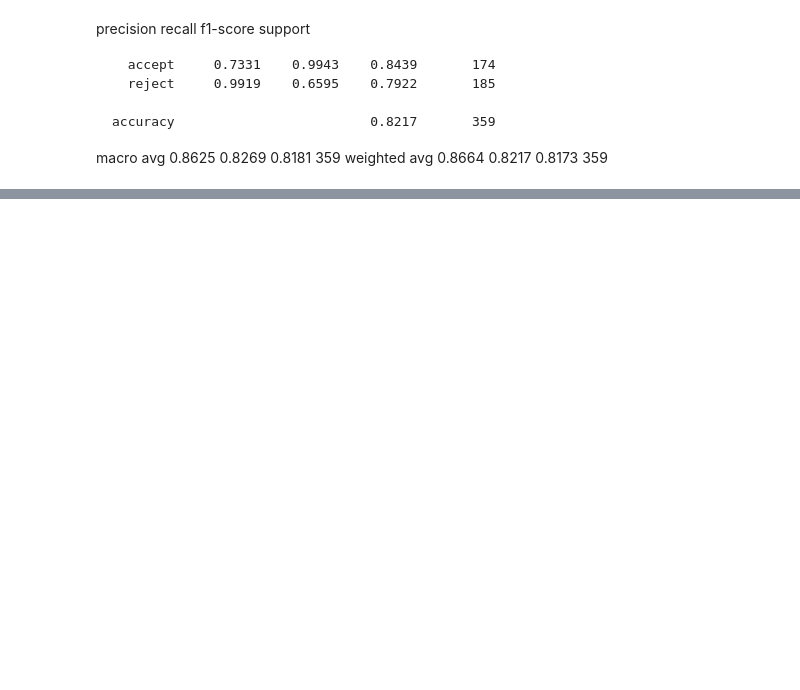
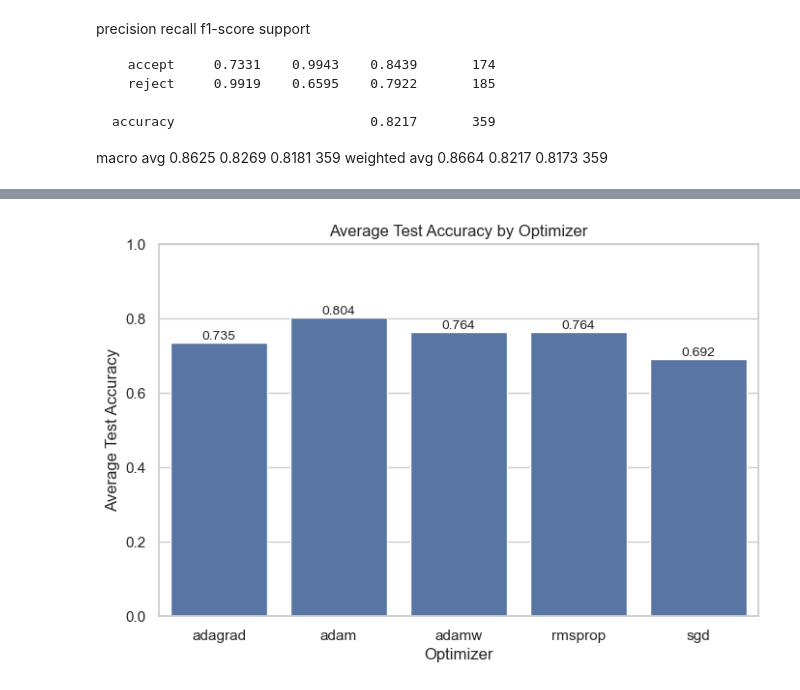
Before and after one commit to Valentine-456/VoiceRecognition, a Jupyter notebook: notebooks/results.ipynb, the cells around one changed output, grey strips where cells are left out. Cells and saved outputs as stored; diff of their text form; code cells hidden in the pictures; blank space fills up the shorter version.

Commit message:
Update results notebook with more data and graphs

```diff
--- a/notebooks/results.ipynb
+++ b/notebooks/results.ipynb
@@ -1,3 +1,12 @@
+# %%
+import pandas as pd
+import matplotlib.pyplot as plt
+import seaborn as sns
+from pathlib import Path
+
+# plotting style
+sns.set_theme(style="whitegrid")
+plt.rcParams["figure.figsize"] = (8, 5)
 # %% [markdown]
 ### Simple CNN with 3 blocks with dropout no augmentations
 # %% [markdown]
@@ -51,0 +67,8 @@ weighted avg     0.8664    0.8217    0.8173       359
+# %%
+BASE_DIR = Path("../outputs/experiments")
+
+epochs_df = pd.read_csv(BASE_DIR / "epochs.csv")
+results_df = pd.read_csv(BASE_DIR / "results.csv")
+
+display(epochs_df.head())
+display(results_df.head())
@@ -51,0 +88,30 @@ weighted avg     0.8664    0.8217    0.8173       359
+# %%
+avg_test_acc = (
+    results_df
+    .groupby("optimizer", as_index=False)["test_accuracy"]
+    .mean()
+)
+
+plt.figure(figsize=(8, 5))
+ax = sns.barplot(
+    data=avg_test_acc,
+    x="optimizer",
+    y="test_accuracy"
+)
+
+for p in ax.patches:
+    ax.annotate(
+        f"{p.get_height():.3f}",
+        (p.get_x() + p.get_width() / 2, p.get_height()),
+        ha="center",
+        va="bottom",
+        fontsize=10
+    )
+
+plt.title("Average Test Accuracy by Optimizer")
+plt.xlabel("Optimizer")
+plt.ylabel("Average Test Accuracy")
+plt.ylim(0, 1)
+plt.show()
+# %% [output]
+[figure, added]
```
Also changed, not shown: parts of 14 cells of this notebook, 19 other files.
